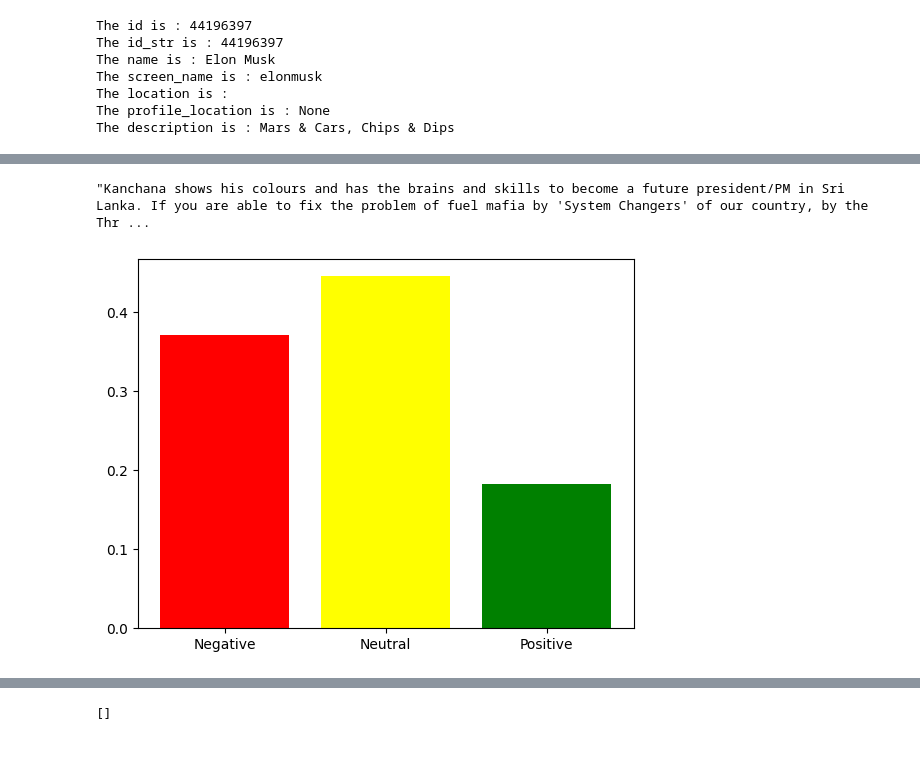
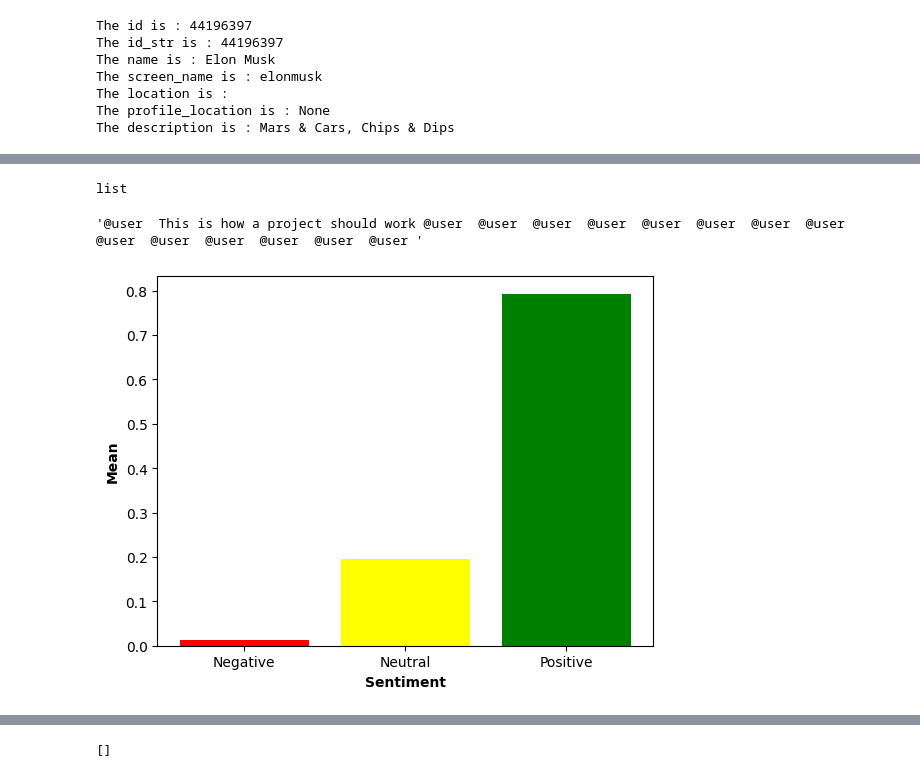
Before and after one commit to imontese/twittermining, a Jupyter notebook: project.ipynb, the cells around one changed output, grey strips where cells are left out. Cells and saved outputs as stored; diff of their text form; code cells hidden in the pictures; blank space fills up the shorter version.

```diff
--- a/project.ipynb
+++ b/project.ipynb
@@ -77,9 +77,9 @@ The location is :
 The profile_location is : None
 The description is : Mars & Cars, Chips & Dips
 # %%
-# use lowercase for search term
+# use lowercases for search term
 screen_name = 'elonmusk'
-search_term = 'sri lanka future'
+search_term = 'coti coin'
 tweet_amount = 500
 tweets_raw = []
 likes = []
@@ -133,3 +113,7 @@ tweets_raw
+# %%
+type(tweets_raw)
+# %% [output]
+list
 # %%
 # cleaning tweets, removing mentioned users (@)
 
@@ -161,7 +145,7 @@ list_of_sentences = [sentence for sentence in df.tweets]
 
 list_of_sentences[0]
 # %% [output]
-"Kanchana shows his colours and has the brains and skills to become a future president/PM in Sri Lanka. If you are able to fix the problem of fuel mafia by 'System Changers' of our country, by the Thr ...
+'@user  This is how a project should work @user  @user  @user  @user  @user  @user  @user  @user  @user  @user  @user  @user  @user  @user '
 # %%
 score_Negative = []
 score_Neutral = []
@@ -183,17 +167,19 @@ for tweets in list_of_sentences:
 # %%
 df =pd.DataFrame({'tweets': list_of_sentences, 'negative': score_Negative, 'neutral': score_Neutral, 'positive': score_Positive,})
 
-df.mean()
-
+# Define Data
 lables = ['Negative', 'Neutral', 'Positive']
 score_means = [df["negative"].mean(), df["neutral"].mean(), df["positive"].mean()]
 
+# Plot bar chart
 plt.bar(lables, score_means, color=['red', 'yellow', 'green'])
 plt.xticks()
+plt.xlabel("Sentiment", fontweight='bold')
+plt.ylabel("Mean", fontweight='bold')
 
 plt.show()
 # %% [output]
-[figure, old version]
+[figure, new version]
 # %%
 # Roberta Sentiment Analysis
 
```
Also changed, not shown: parts of 9 cells of this notebook, 5 other files.
